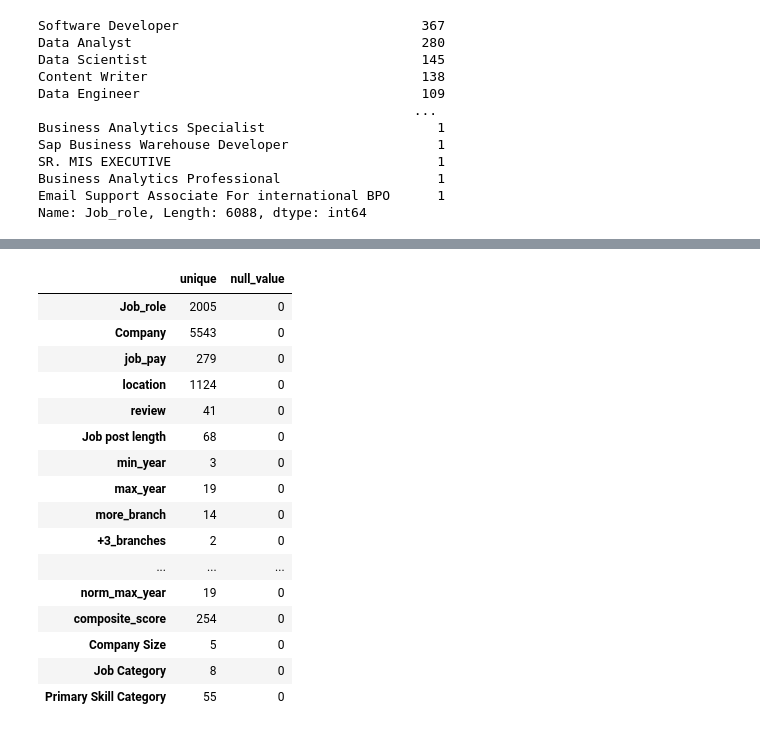
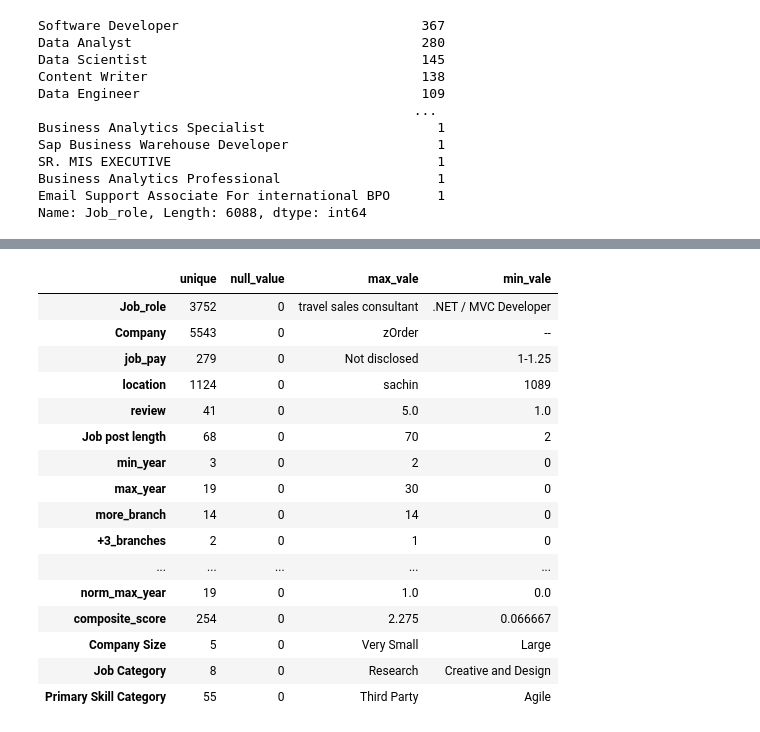
Before and after one commit to jaipathak1972/Skill_Gap_Analysis_Tool, a Jupyter notebook: notebooks/EDA.ipynb, the cells around one changed output, grey strips where cells are left out. Cells and saved outputs as stored; diff of their text form; code cells hidden in the pictures.

Commit message:
result file

```diff
--- a/notebooks/EDA.ipynb
+++ b/notebooks/EDA.ipynb
@@ -211,7 +185,7 @@ df['Job_role'] = clean_job_roles(df['Job_role'])
 #Data Scientist clean up
 df['Job_role'] = df['Job_role'].str.replace('Scientific Software Developer','Software Developer')
 df['Job_role'] = df['Job_role'].str.replace('Scientific Administrative Assistant','Jr. Data Scientist')
-df['Job_role'] = df['Job_role'].str.replace('Data Scienctist','Sr. Data Scientist')
+# df['Job_role'] = df['Job_role'].str.replace('Data Scienctist','Sr. Data Scientist')
 
 def clean_job_roles(columns):
     junior = ['jr.','associate','assistant','applied','junior']
@@ -282,7 +276,7 @@ def clean_job_roles(columns):
 
     for i in columns:
         role_lower = i.strip().lower()
-        if 'engineer' in role_lower:
+        if 'Software Engineer'.lower() in role_lower:
             if any(term in role_lower for term in Data):
                 cleaned_column.append('Data Engineer')
             elif any(term in role_lower for term in junior):
@@ -431,7 +417,7 @@ def clean_job_roles(columns):
     return cleaned_role
 df['Job_role'] = clean_job_roles(df['Job_role'])
 # %%
-df = pd.read_excel(r'C:\Users\Dell\OneDrive\Desktop\advance web scraping\Nakri_data_set\Skill_Gap_Analysis_Tool\notebooks\result.xlsx')
+# df = pd.read_excel(r'C:\Users\Dell\OneDrive\Desktop\advance web scraping\Nakri_data_set\Skill_Gap_Analysis_Tool\notebooks\result.xlsx')
 # %%
 #Menual cleaning of web dev and web designer role
 # %%
@@ -587 +571,27 @@ SR. Merchandiser                     8
 Name: Job_role, dtype: int64
+# %%
+def clean_job_roles(column):
+    senior_terms = ['senior', 'sr.', ' sr ', 'sr', 'trainer', 'executive', 'advanced', 'master']
+    junior_terms = ['jr.', 'junior', 'jr', 'assistant', 'associate', 'intern', 'fresher']
+    cleaned_roles = []
+
+    for role in column:
+        role_lower = role.strip().lower()
+
+        if 'analyst' in role_lower:
+            if any(term in role_lower for term in senior_terms):
+                cleaned_roles.append('Sr. Data Analyst')
+            elif any(term in role_lower for term in junior_terms):
+                cleaned_roles.append('Jr. Data Analyst')
+            elif 'business' in role_lower:
+                cleaned_roles.append('Business Analyst')
+
+            else:
+                cleaned_roles.append('Data Analyst')
+        else:
+            # Default to Data Analyst for any remaining roles
+            cleaned_roles.append(role)
+
+    return cleaned_roles
+
+df['Job_role'] = clean_job_roles(df['Job_role'])
@@ -588,28 +618,30 @@ Name: Job_role, dtype: int64
 # %%
 temp = pd.DataFrame()
 temp['unique'] = df.nunique()
 temp['null_value'] = df.isna().sum()
+temp['max_vale'] = df.max()
+temp['min_vale'] = df.min()
 # temp['type'] = df.astype()
 # temp['relation'] = df['review'].corr()
 temp
 # %% [output]
-|  | unique | null_value |
-| Job_role | 2005 | 0 |
-| Company | 5543 | 0 |
-| job_pay | 279 | 0 |
-| location | 1124 | 0 |
-| review | 41 | 0 |
-| Job post length | 68 | 0 |
-| min_year | 3 | 0 |
-| max_year | 19 | 0 |
-| more_branch | 14 | 0 |
-| +3_branches | 2 | 0 |
-| ... | ... | ... |
-| norm_max_year | 19 | 0 |
-| composite_score | 254 | 0 |
-| Company Size | 5 | 0 |
-| Job Category | 8 | 0 |
-| Primary Skill Category | 55 | 0 |
+|  | unique | null_value | max_vale | min_vale |
+| Job_role | 3752 | 0 | travel sales consultant | .NET / MVC Developer |
+| Company | 5543 | 0 | zOrder | -- |
+| job_pay | 279 | 0 | Not disclosed | 1-1.25 |
+| location | 1124 | 0 | sachin | 1089 |
+| review | 41 | 0 | 5.0 | 1.0 |
+| Job post length | 68 | 0 | 70 | 2 |
+| min_year | 3 | 0 | 2 | 0 |
+| max_year | 19 | 0 | 30 | 0 |
+| more_branch | 14 | 0 | 14 | 0 |
+| +3_branches | 2 | 0 | 1 | 0 |
+| ... | ... | ... | ... | ... |
+| norm_max_year | 19 | 0 | 1.0 | 0.0 |
+| composite_score | 254 | 0 | 2.275 | 0.066667 |
+| Company Size | 5 | 0 | Very Small | Large |
+| Job Category | 8 | 0 | Research | Creative and Design |
+| Primary Skill Category | 55 | 0 | Third Party | Agile |
 # %%
 # skilldf = df[ [f'skill_{i}' for i in range(1,9)]]
 # %%
```
Also changed, not shown: parts of 12 cells of this notebook, 1 other file.
